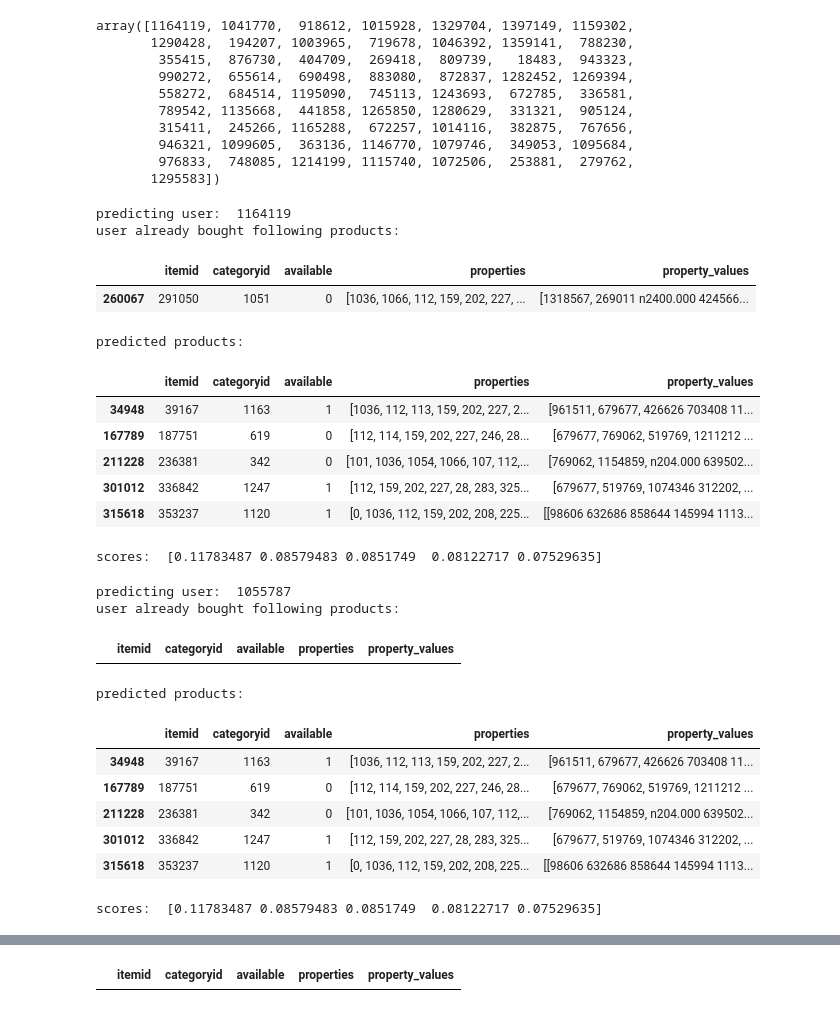
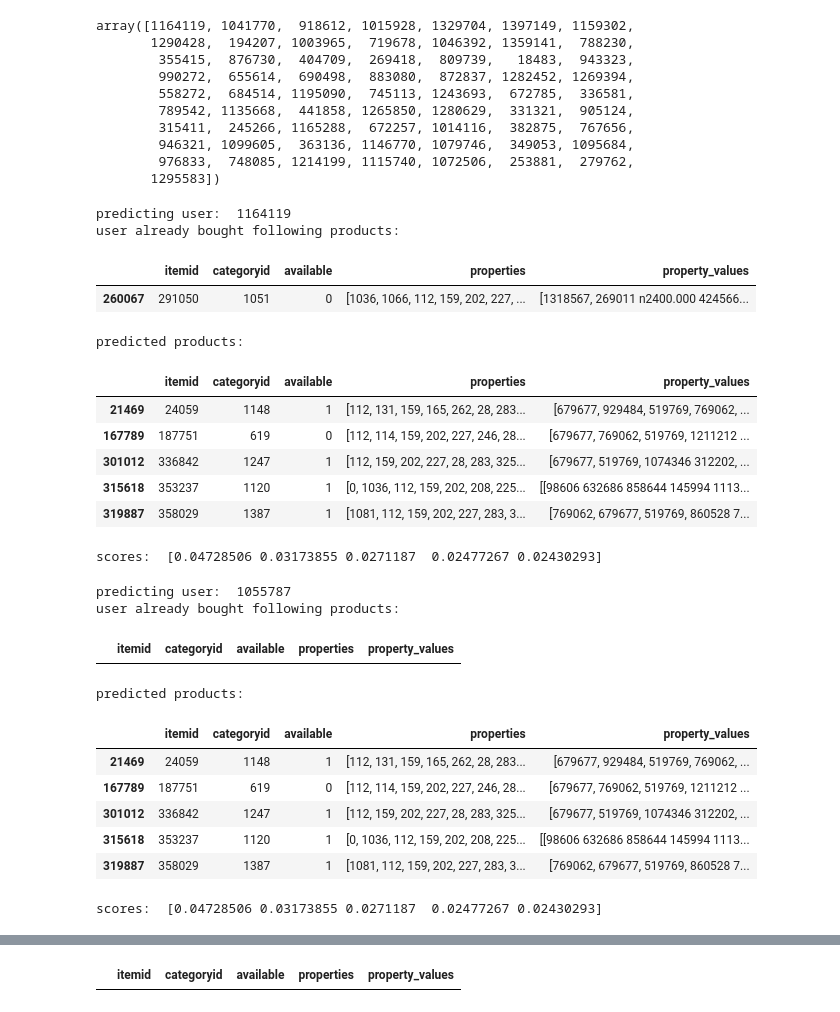
Before and after one commit to tomhuber96/master-thesis-practical-part, a Jupyter notebook: DL/retailrocket/detail_rocket_tensorflow_recommendations.ipynb, the cells around one changed output, grey strips where cells are left out. Cells and saved outputs as stored; diff of their text form; code cells hidden in the pictures.

Commit message:
feat(TR): change weighting of ranking stage

```diff
--- a/DL/retailrocket/detail_rocket_tensorflow_recommendations.ipynb
+++ b/DL/retailrocket/detail_rocket_tensorflow_recommendations.ipynb
@@ -85,9 +85,10 @@ dataset_len = events.shape[0]
 test_len = math.ceil(dataset_len * 0.2)
 train_len = dataset_len - test_len
 
-metrics_batchsize = 16
-train_batch_size = 128
-test_batch_size = 64
+metrics_batchsize = 1024
+dimension = 128
+train_batch_size = dimension
+test_batch_size = int(dimension/2)
 random_seed = 27
 # %%
 interaction_dataset
@@ -125,7 +126,7 @@ product_ids_dataset = tf.data.Dataset.from_tensor_slices(unique_item_ids)
 class RetailModel(tfrs.Model):
 
     def __init__(self, unique_visitor_ids_vocab, unique_item_ids_vocab, embedding_dimension=32, metrics_batchsize=1024,
-                 retrieval_loss_weight=1.0, ranking_loss_weight=1.0):
+                 retrieval_loss_weight=1.0, ranking_loss_weight=1.0, dropout_rate=0.2):
         super().__init__()
         self.retrieval_loss_weight = retrieval_loss_weight
         self.ranking_loss_weight = ranking_loss_weight
@@ -141,7 +142,8 @@ class RetailModel(tfrs.Model):
         ])
 
         # Set up a dense layer for the task.
-        self.dense_layer = Dense(128, activation="relu")
+        self.dense_layer = Dense(embedding_dimension, activation="relu")
+        self.dense_dropout = Dropout(dropout_rate)
         # Setup retrieval task and metrics
 
         self.retrieval_task = tfrs.tasks.Retrieval(
@@ -184,7 +186,7 @@ class RetailModel(tfrs.Model):
     def evaluate(self, validation_dataset, *args, **kwargs):
         return super().evaluate(validation_dataset, *args, **kwargs)
 # %%
-model = RetailModel(item_ids_vocabulary, visitor_ids_vocabulary, embedding_dimension=128, retrieval_loss_weight=1.0, ranking_loss_weight=1.0)
+model = RetailModel(item_ids_vocabulary, visitor_ids_vocabulary, embedding_dimension=dimension, retrieval_loss_weight=1.0, ranking_loss_weight=0.8, metrics_batchsize=metrics_batchsize)
 model.compile(optimizer=tf.keras.optimizers.legacy.Adam(learning_rate=0.001), loss='categorical_crossentropy') # using legacy instead of tf.keras.optimizers.Adagrad, because newer version is slow on m1/m2 macs
 # %%
 # Shuffle, batch, and cache the data.
@@ -320,27 +322,27 @@ user already bought following products:
 | 260067 | 291050 | 1051 | 0 | [1036, 1066, 112, 159, 202, 227, ... | [1318567, 269011 n2400.000 424566... |
 predicted products:
 |  | itemid | categoryid | available | properties | property_values |
-| 34948 | 39167 | 1163 | 1 | [1036, 112, 113, 159, 202, 227, 2... | [961511, 679677, 426626 703408 11... |
+| 21469 | 24059 | 1148 | 1 | [112, 131, 159, 165, 262, 28, 283... | [679677, 929484, 519769, 769062, ... |
 | 167789 | 187751 | 619 | 0 | [112, 114, 159, 202, 227, 246, 28... | [679677, 769062, 519769, 1211212 ... |
-| 211228 | 236381 | 342 | 0 | [101, 1036, 1054, 1066, 107, 112,... | [769062, 1154859, n204.000 639502... |
 | 301012 | 336842 | 1247 | 1 | [112, 159, 202, 227, 28, 283, 325... | [679677, 519769, 1074346 312202, ... |
 | 315618 | 353237 | 1120 | 1 | [0, 1036, 112, 159, 202, 208, 225... | [[98606 632686 858644 145994 1113... |
+| 319887 | 358029 | 1387 | 1 | [1081, 112, 159, 202, 227, 283, 3... | [769062, 679677, 519769, 860528 7... |
-scores:  [0.11783487 0.08579483 0.0851749  0.08122717 0.07529635]
+scores:  [0.04728506 0.03173855 0.0271187  0.02477267 0.02430293]
 # %%
-user_id = next(iter(train.take(1)))['visitorid'].numpy()
+user_id = next(iter(train.take(6)))['visitorid'].numpy()
 predict_user(user_id)
 # %% [output]
 predicting user:  1055787
 user already bought following products:
 |  | itemid | categoryid | available | properties | property_values |
 predicted products:
 |  | itemid | categoryid | available | properties | property_values |
-| 34948 | 39167 | 1163 | 1 | [1036, 112, 113, 159, 202, 227, 2... | [961511, 679677, 426626 703408 11... |
+| 21469 | 24059 | 1148 | 1 | [112, 131, 159, 165, 262, 28, 283... | [679677, 929484, 519769, 769062, ... |
 | 167789 | 187751 | 619 | 0 | [112, 114, 159, 202, 227, 246, 28... | [679677, 769062, 519769, 1211212 ... |
-| 211228 | 236381 | 342 | 0 | [101, 1036, 1054, 1066, 107, 112,... | [769062, 1154859, n204.000 639502... |
 | 301012 | 336842 | 1247 | 1 | [112, 159, 202, 227, 28, 283, 325... | [679677, 519769, 1074346 312202, ... |
 | 315618 | 353237 | 1120 | 1 | [0, 1036, 112, 159, 202, 208, 225... | [[98606 632686 858644 145994 1113... |
+| 319887 | 358029 | 1387 | 1 | [1081, 112, 159, 202, 227, 283, 3... | [769062, 679677, 519769, 860528 7... |
-scores:  [0.11783487 0.08579483 0.0851749  0.08122717 0.07529635]
+scores:  [0.04728506 0.03173855 0.0271187  0.02477267 0.02430293]
 # %%
 #model.save('../../models/retailrocket/rr_tensorflow_reco_3_epochs_v1.h5')
 # %%
```
Also changed, not shown: parts of 8 cells of this notebook, 1 other file.
